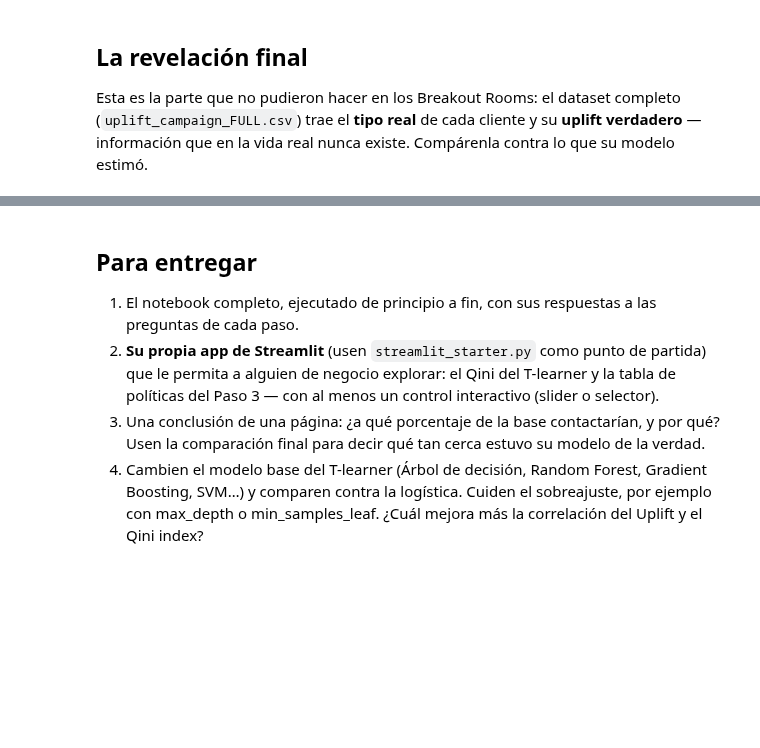
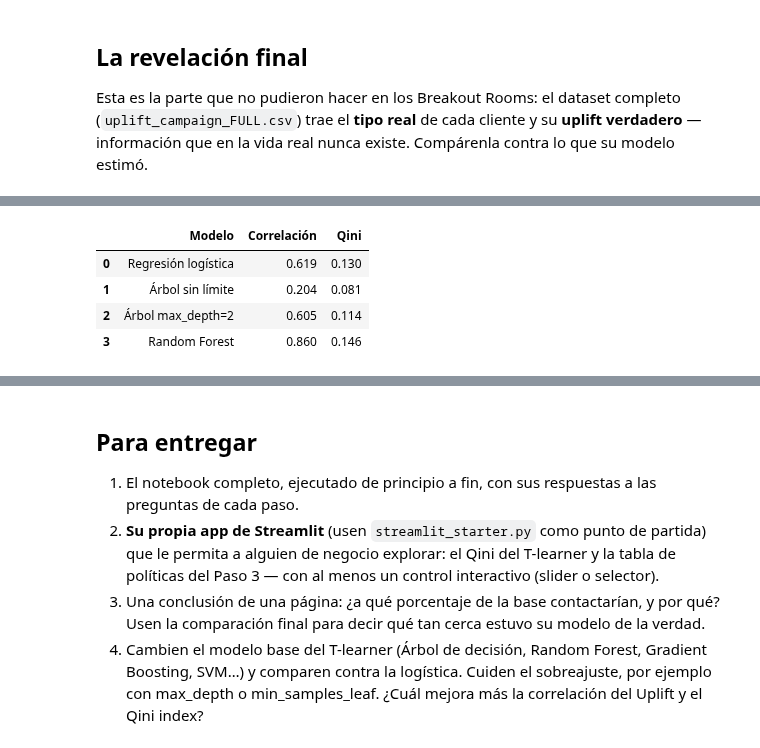
Before and after one commit to Randres106/marketing-analytics-Rafael-Alvarez, a Jupyter notebook: Semana_3/Tarea/laboratorio_final.ipynb, the cells around one changed output, grey strips where cells are left out. Cells and saved outputs as stored; diff of their text form; code cells hidden in the pictures; blank space fills up the shorter version.

```diff
--- a/Semana_3/Tarea/laboratorio_final.ipynb
+++ b/Semana_3/Tarea/laboratorio_final.ipynb
@@ -83,13 +104,18 @@ train_t = train[train["treatment_group"] == "treatment"]
 train_c = train[train["treatment_group"] == "control"]
 
 # TODO: entrenen los dos modelos del T-learner
-modelo_tratado = ...   # <-- reemplacen esto
-modelo_control = ...   # <-- reemplacen esto
+#modelo_tratado = ...   # <-- reemplacen esto
+#modelo_control = ...   # <-- reemplacen esto
+modelo_tratado = LogisticRegression(max_iter=1000).fit(train_t[FEATURES], train_t["responded_60d"])
+modelo_control = LogisticRegression(max_iter=1000).fit(train_c[FEATURES], train_c["responded_60d"])
 
 X_test = test[FEATURES]
 # TODO: puntúen el conjunto de prueba con los dos modelos y calculen el uplift estimado
-test["p_tratado"] = ...        # <-- reemplacen esto
-test["p_control"] = ...        # <-- reemplacen esto
+#test["p_tratado"] = ...        # <-- reemplacen esto
+#test["p_control"] = ...        # <-- reemplacen esto
+test["p_tratado"] = modelo_tratado.predict_proba(X_test)[:, 1]
+test["p_control"] = modelo_control.predict_proba(X_test)[:, 1]
+
 test["uplift_estimado"] = test["p_tratado"] - test["p_control"]
 
 print("T-learner entrenado y conjunto de prueba puntuado")
@@ -106,7 +134,8 @@ def curva_qini(test_df, score_col, steps=40):
 
     n = len(orden)
     xs, ys = [0.0], [0.0]
-    for i in np.linspace(1, n, steps).astype(int):
+    #for i in np.linspace(1, n, steps).astype(int):
+    for i in np.linspace(max(1, int(n * 0.025)), n, steps).astype(int):
         nt, nc = n_tratados_acum[i - 1], n_control_acum[i - 1]
         tasa_t = acumulado_tratados[i - 1] / nt if nt > 0 else 0
         tasa_c = acumulado_control[i - 1] / nc if nc > 0 else 0
@@ -179,0 +242,54 @@ print("Correlación entre uplift ESTIMADO y uplift VERDADERO:", round(full_test[
+# %%
+modelos = {
+    "Regresión logística": LogisticRegression(max_iter=1000),
+    "Árbol sin límite": DecisionTreeClassifier(random_state=42),
+    "Árbol max_depth=2": DecisionTreeClassifier(
+        max_depth=2, random_state=42
+        ),
+    "Random Forest": RandomForestClassifier(
+        n_estimators=100, max_depth=8,
+        random_state=42, n_jobs=-1
+    )
+}
+
+comparacion = []
+
+for nombre, modelo in modelos.items():
+    from sklearn.base import clone
+    #Los modelos independientes
+    mt = clone(modelo)
+    mc = clone(modelo)
+
+    mt.fit(train_t[FEATURES], train_t["responded_60d"])
+    mc.fit(train_c[FEATURES], train_c["responded_60d"])
+
+    #Uplift de los clientes
+    p_t = mt.predict_proba(test[FEATURES])[:, 1]
+    p_c = mc.predict_proba(test[FEATURES])[:, 1]
+
+    evaluacion = test.copy()
+    evaluacion["uplift_modelo"] = p_t - p_c
+
+    #Evaluar el resultado
+    evaluacion = evaluacion.merge(full_test[["customer_id", "true_uplift_prob"]], on="customer_id")
+
+    correlacion = evaluacion["uplift_modelo"].corr(evaluacion["true_uplift_prob"])
+
+    #Calcular Qini
+    xs, ys = curva_qini(evaluacion, "uplift_modelo")
+    qini = coeficiente_qini(xs, ys, len(evaluacion))
+
+    comparacion.append({
+        "Modelo": nombre,
+        "Correlación": round(correlacion, 3),
+        "Qini": round(qini, 3)
+    })
+
+tabla_modelos = pd.DataFrame(comparacion)
+display(tabla_modelos)
+# %% [output]
+|  | Modelo | Correlación | Qini |
+| 0 | Regresión logística | 0.619 | 0.130 |
+| 1 | Árbol sin límite | 0.204 | 0.081 |
+| 2 | Árbol max_depth=2 | 0.605 | 0.114 |
+| 3 | Random Forest | 0.860 | 0.146 |
```
Also changed, not shown: parts of 10 cells of this notebook.
